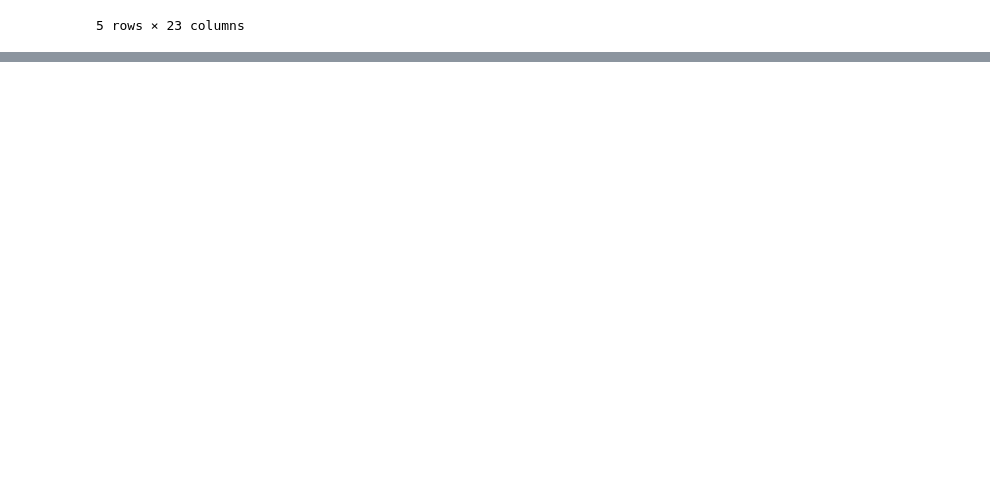
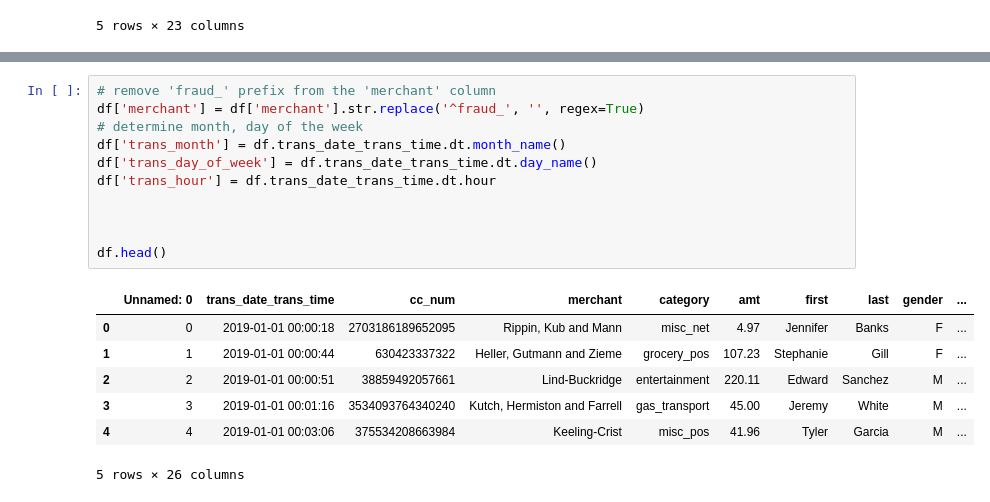
Before and after one commit to SirErikPak/CreditCardFraud, a Jupyter notebook: Notebook/Fraud.ipynb, the cells around one changed output, grey strips where cells are left out. Cells and saved outputs as stored; diff of their text form; blank space fills up the shorter version.

```diff
--- a/Notebook/Fraud.ipynb
+++ b/Notebook/Fraud.ipynb
@@ -151,0 +189,19 @@ u.geocode_address("561 Perry Cove, Moravian Falls, NC, 28654, USA")
+# %%
+# remove 'fraud_' prefix from the 'merchant' column
+df['merchant'] = df['merchant'].str.replace('^fraud_', '', regex=True)
+# determine month, day of the week
+df['trans_month'] = df.trans_date_trans_time.dt.month_name()
+df['trans_day_of_week'] = df.trans_date_trans_time.dt.day_name()
+df['trans_hour'] = df.trans_date_trans_time.dt.hour
+
+
+
+df.head()
+# %% [output]
+|  | Unnamed: 0 | trans_date_trans_time | cc_num | merchant | category | amt | first | last | gender | ... |
+| 0 | 0 | 2019-01-01 00:00:18 | 2703186189652095 | Rippin, Kub and Mann | misc_net | 4.97 | Jennifer | Banks | F | ... |
+| 1 | 1 | 2019-01-01 00:00:44 | 630423337322 | Heller, Gutmann and Zieme | grocery_pos | 107.23 | Stephanie | Gill | F | ... |
+| 2 | 2 | 2019-01-01 00:00:51 | 38859492057661 | Lind-Buckridge | entertainment | 220.11 | Edward | Sanchez | M | ... |
+| 3 | 3 | 2019-01-01 00:01:16 | 3534093764340240 | Kutch, Hermiston and Farrell | gas_transport | 45.00 | Jeremy | White | M | ... |
+| 4 | 4 | 2019-01-01 00:03:06 | 375534208663984 | Keeling-Crist | misc_pos | 41.96 | Tyler | Garcia | M | ... |
+5 rows × 26 columns
```
Also changed, not shown: parts of 14 cells of this notebook, 2 other files.
